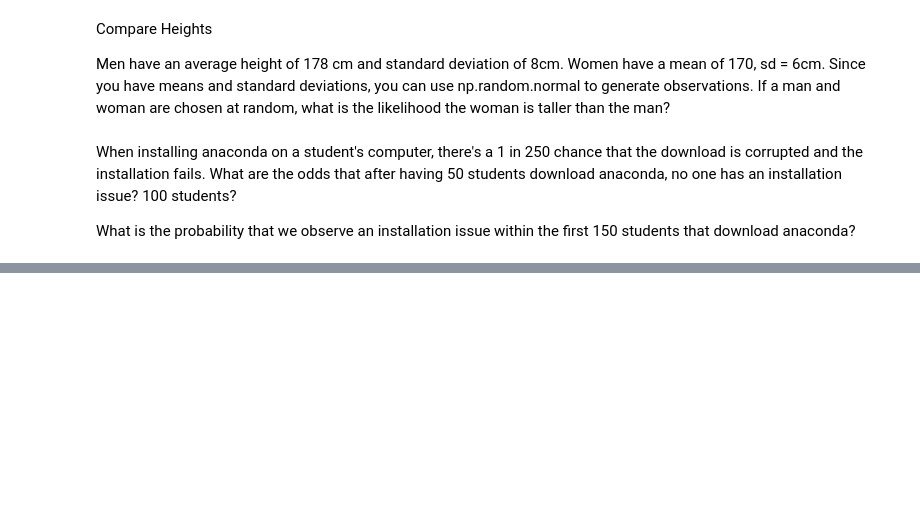
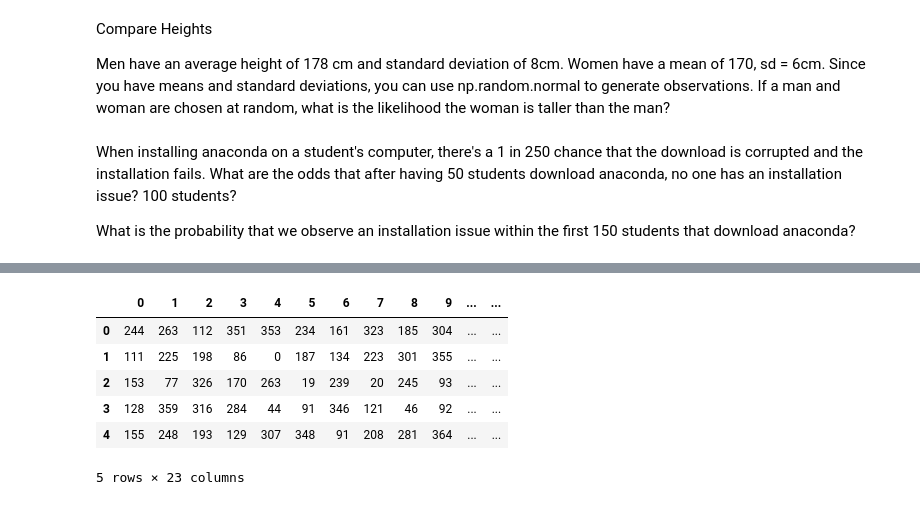
Before and after one commit to jacobpanyathong1/statistics_exercises, a Jupyter notebook: stats/simulation.ipynb, the cells around one changed output, grey strips where cells are left out. Cells and saved outputs as stored; diff of their text form; code cells hidden in the pictures; blank space fills up the shorter version.

```diff
--- a/stats/simulation.ipynb
+++ b/stats/simulation.ipynb
@@ -181,0 +317,11 @@ downloads = np.random.choice(outcomes, size = (n_simulations, n_students), p=)
+# %%
+calculation = pd.DataFrame(calculation) ## DataFrame of calculation
+calculation.head()
+# %% [output]
+|  | 0 | 1 | 2 | 3 | 4 | 5 | 6 | 7 | 8 | 9 | ... | ... |
+| 0 | 244 | 263 | 112 | 351 | 353 | 234 | 161 | 323 | 185 | 304 | ... | ... |
+| 1 | 111 | 225 | 198 | 86 | 0 | 187 | 134 | 223 | 301 | 355 | ... | ... |
+| 2 | 153 | 77 | 326 | 170 | 263 | 19 | 239 | 20 | 245 | 93 | ... | ... |
+| 3 | 128 | 359 | 316 | 284 | 44 | 91 | 346 | 121 | 46 | 92 | ... | ... |
+| 4 | 155 | 248 | 193 | 129 | 307 | 348 | 91 | 208 | 281 | 364 | ... | ... |
+5 rows × 23 columns
```
Also changed, not shown: parts of 47 cells of this notebook.
